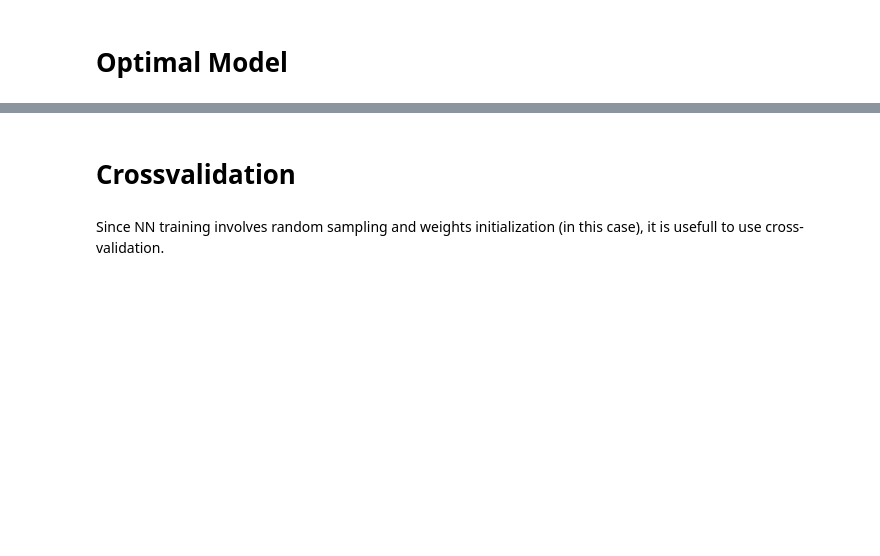
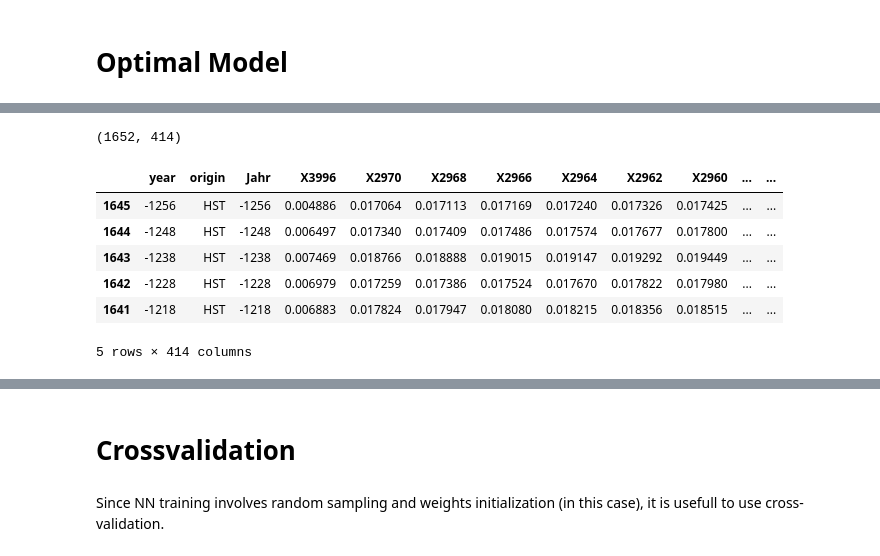
Before and after one commit to Melyyyy123/Explainable_CNN_for_spectral_data, a Jupyter notebook: code/sub_data/12_architectures.ipynb, the cells around one changed output, grey strips where cells are left out. Drawn from its saved outputs; the diff is of its cells as text; code cells hidden in the pictures; blank space fills up the shorter version.

```diff
--- a/code/sub_data/12_architectures.ipynb
+++ b/code/sub_data/12_architectures.ipynb
@@ -57,0 +83,14 @@ dps1200.head()
+# %%
+dpa = pd.read_csv("../../data/dpa.csv")
+dpa = dpa.sort_values("year", ascending=True)
+print(dpa.shape)
+dpa.head()
+# %% [output]
+(1652, 414)
+|  | year | origin | Jahr | X3996 | X2970 | X2968 | X2966 | X2964 | X2962 | X2960 | ... | ... |
+| 1645 | -1256 | HST | -1256 | 0.004886 | 0.017064 | 0.017113 | 0.017169 | 0.017240 | 0.017326 | 0.017425 | ... | ... |
+| 1644 | -1248 | HST | -1248 | 0.006497 | 0.017340 | 0.017409 | 0.017486 | 0.017574 | 0.017677 | 0.017800 | ... | ... |
+| 1643 | -1238 | HST | -1238 | 0.007469 | 0.018766 | 0.018888 | 0.019015 | 0.019147 | 0.019292 | 0.019449 | ... | ... |
+| 1642 | -1228 | HST | -1228 | 0.006979 | 0.017259 | 0.017386 | 0.017524 | 0.017670 | 0.017822 | 0.017980 | ... | ... |
+| 1641 | -1218 | HST | -1218 | 0.006883 | 0.017824 | 0.017947 | 0.018080 | 0.018215 | 0.018356 | 0.018515 | ... | ... |
+5 rows × 414 columns
```
Also changed, not shown: parts of 21 cells of this notebook, 10 other files.
